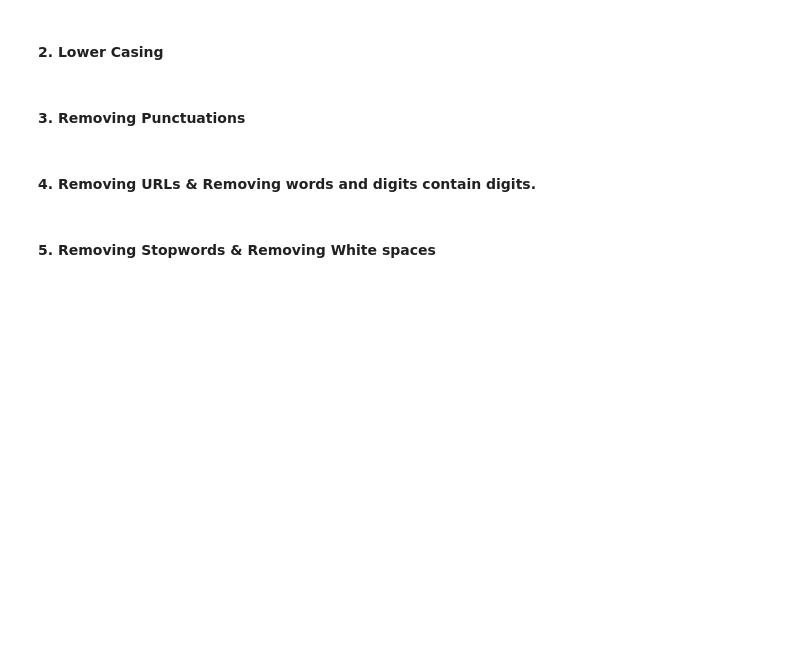
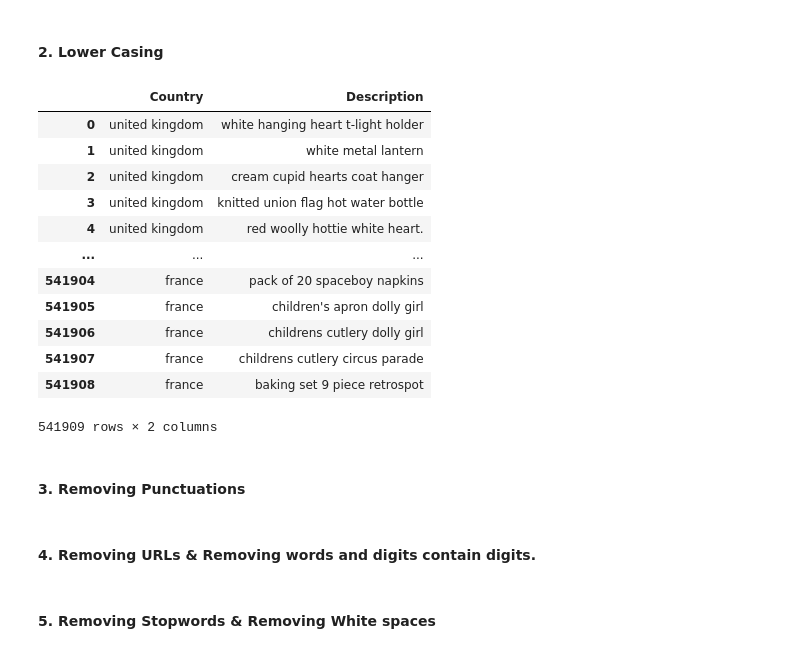
Before and after one commit to varuncode01/ST_Project5, a Jupyter notebook: ML_Project5.ipynb, the cells around one changed output. Saved outputs shown, nothing was run; the diff lists cells and outputs as text; code cells hidden in the pictures; blank space fills up the shorter version.

```diff
--- a/ML_Project5.ipynb
+++ b/ML_Project5.ipynb
@@ -583,0 +656,3 @@ Answer Here.
+# %%
+# Expand Contraction
+df['Description'] = df['Description'].astype(str).apply(contractions.fix)
@@ -588,2 +678,22 @@ Answer Here.
+# %%
+# Lower Casing
+df['Description'] = df['Description'].str.lower()
+df['Country'] = df['Country'].str.lower()
+# %%
+df[['Country', 'Description']]
+# %% [output]
+|  | Country | Description |
+| 0 | united kingdom | white hanging heart t-light holder |
+| 1 | united kingdom | white metal lantern |
+| 2 | united kingdom | cream cupid hearts coat hanger |
+| 3 | united kingdom | knitted union flag hot water bottle |
+| 4 | united kingdom | red woolly hottie white heart. |
+| ... | ... | ... |
+| 541904 | france | pack of 20 spaceboy napkins |
+| 541905 | france | children's apron dolly girl |
+| 541906 | france | childrens cutlery dolly girl |
+| 541907 | france | childrens cutlery circus parade |
+| 541908 | france | baking set 9 piece retrospot |
+541909 rows × 2 columns
 # %% [markdown]
 #### 3. Removing Punctuations
```
Also changed, not shown: parts of 14 cells of this notebook.
